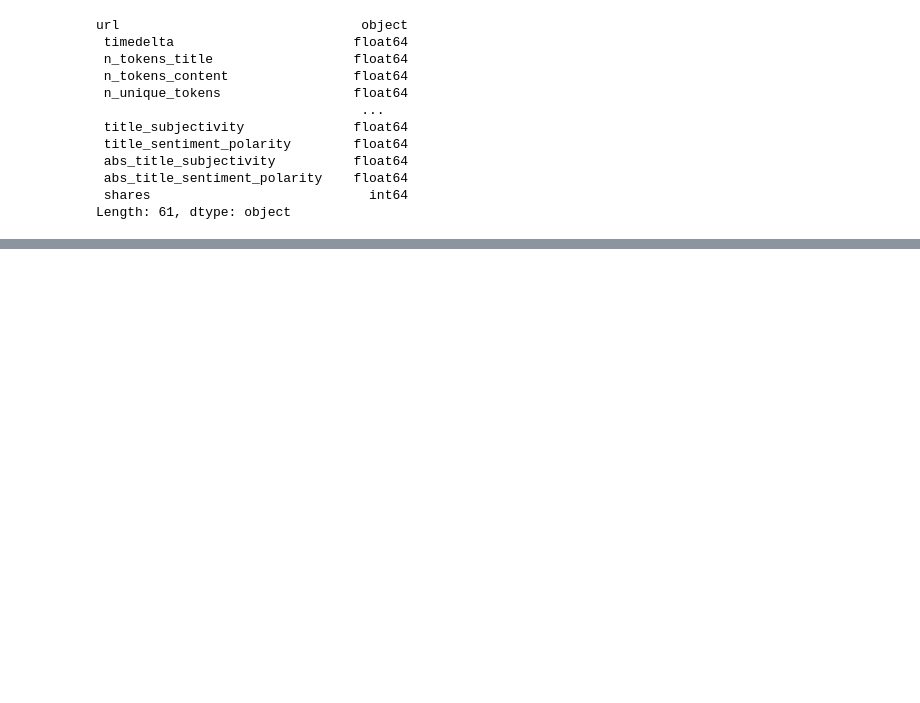
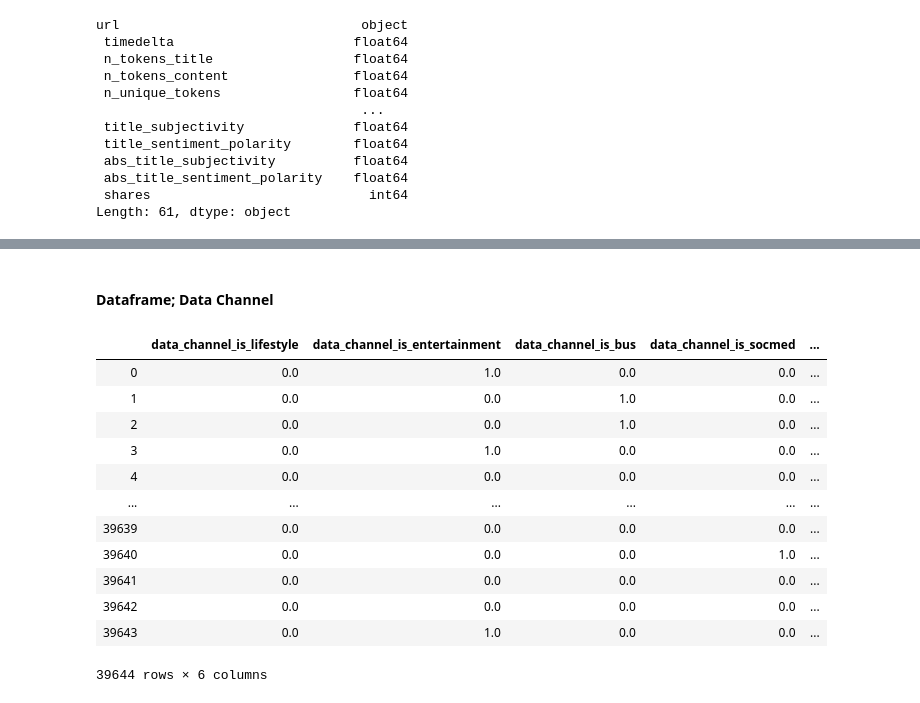
Before and after one commit to akshaynayanravi/news_popularity_online, a Jupyter notebook: news_popularity_online_prediction.ipynb, the cells around one changed output, grey strips where cells are left out. Cells and saved outputs as stored; diff of their text form; code cells hidden in the pictures; blank space fills up the shorter version.

```diff
--- a/news_popularity_online_prediction.ipynb
+++ b/news_popularity_online_prediction.ipynb
@@ -102,0 +186,18 @@ Length: 61, dtype: object
+# %% [markdown]
+#### Dataframe; Data Channel
+# %%
+data_raw[[' data_channel_is_lifestyle', ' data_channel_is_entertainment', ' data_channel_is_bus', ' data_channel_is_socmed', ' data_channel_is_tech',' data_channel_is_world']]
+# %% [output]
+|  | data_channel_is_lifestyle | data_channel_is_entertainment | data_channel_is_bus | data_channel_is_socmed | ... |
+| 0 | 0.0 | 1.0 | 0.0 | 0.0 | ... |
+| 1 | 0.0 | 0.0 | 1.0 | 0.0 | ... |
+| 2 | 0.0 | 0.0 | 1.0 | 0.0 | ... |
+| 3 | 0.0 | 1.0 | 0.0 | 0.0 | ... |
+| 4 | 0.0 | 0.0 | 0.0 | 0.0 | ... |
+| ... | ... | ... | ... | ... | ... |
+| 39639 | 0.0 | 0.0 | 0.0 | 0.0 | ... |
+| 39640 | 0.0 | 0.0 | 0.0 | 1.0 | ... |
+| 39641 | 0.0 | 0.0 | 0.0 | 0.0 | ... |
+| 39642 | 0.0 | 0.0 | 0.0 | 0.0 | ... |
+| 39643 | 0.0 | 1.0 | 0.0 | 0.0 | ... |
+39644 rows × 6 columns
```
Also changed, not shown: parts of 9 cells of this notebook.
